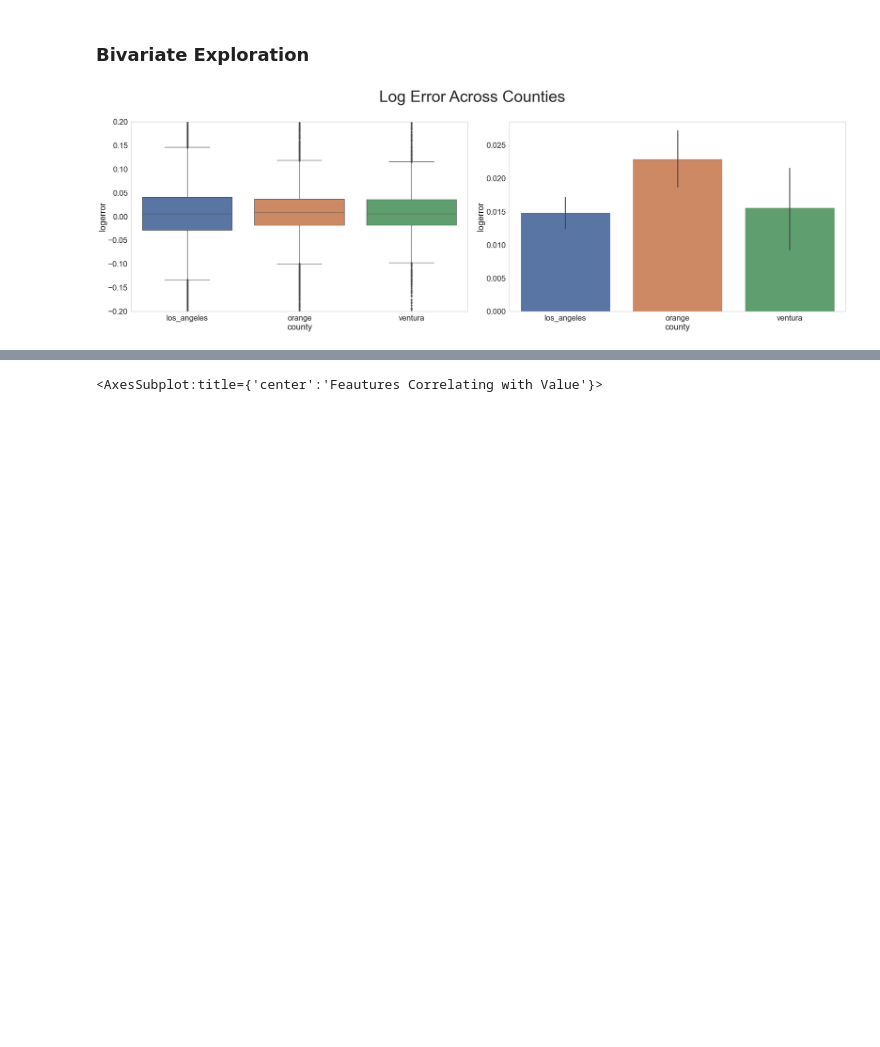
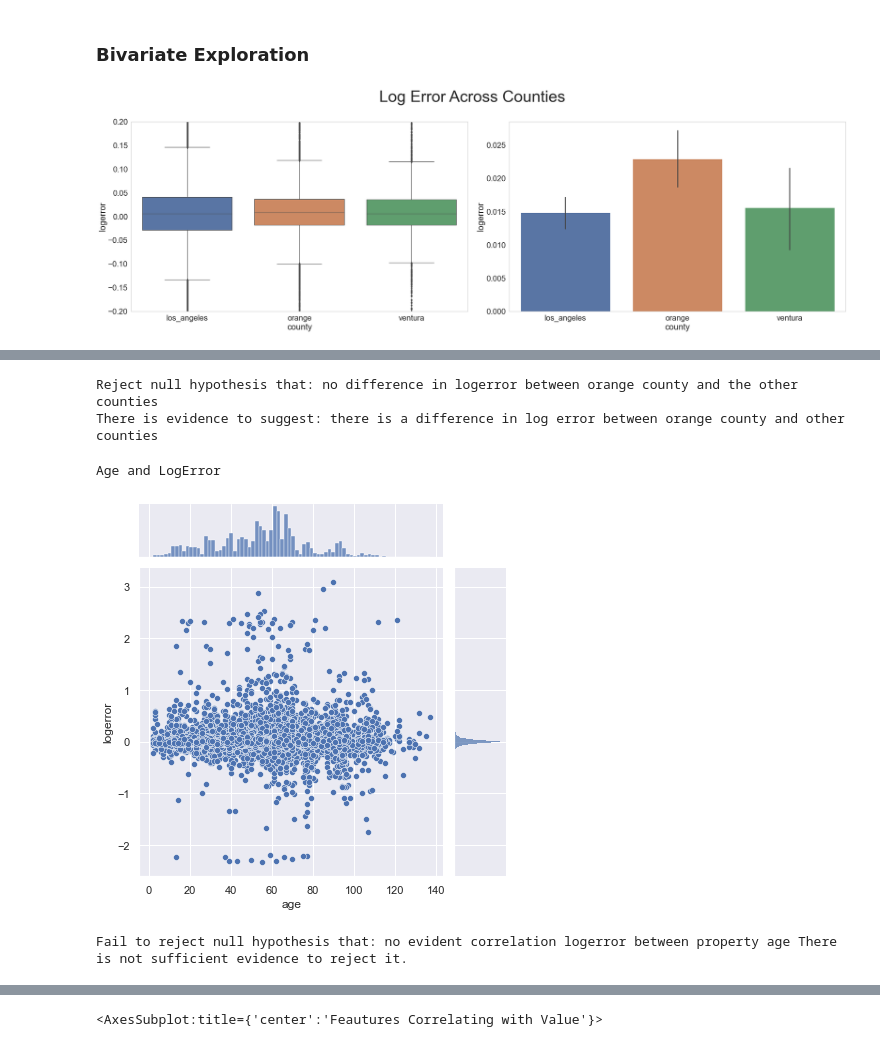
Before and after one commit to Olivert75/clustering_project, a Jupyter notebook: final_notebook.ipynb, the cells around one changed output, grey strips where cells are left out. Drawn from its saved outputs; the diff is of its cells as text; code cells hidden in the pictures; blank space fills up the shorter version.

```diff
--- a/final_notebook.ipynb
+++ b/final_notebook.ipynb
@@ -286,0 +278,43 @@ AttributeError: 'DataFrame' object has no attribute 'target'
+# %%
+#T-test between orange county and other county
+null_hypothesis = "no difference in logerror between orange county and the other counties"
+alternative_hypothesis = "there is a difference in log error between orange county and other counties"
+a = 0.05 #a for alpha
+
+orange_logerror=train[train.county=='orange'].logerror
+other_logerror = train[train.county!='orange'].logerror
+t, p = stats.ttest_ind(orange_logerror, other_logerror)
+
+if p < a:
+    print(f'Reject null hypothesis that: {null_hypothesis}')
+    print (f'There is evidence to suggest: {alternative_hypothesis}')
+else:
+    print(f'Fail to reject null hypothesis that: {null_hypothesis} There is not sufficient evidence to reject it.')
+# %% [output]
+Reject null hypothesis that: no difference in logerror between orange county and the other counties
+There is evidence to suggest: there is a difference in log error between orange county and other counties
+# %%
+#Property age and log error
+print('Age and LogError')
+sns.jointplot(x='age', y='logerror', data=train)
+plt.xlabel('Age')
+plt.ylabel('Log Error')
+plt.show()
+# %% [output]
+Age and LogError
+[figure, added]
+# %%
+#Correlation test between property age vs logerror
+null_hypothesis = "no evident correlation logerror between property age"
+alternative_hypothesis = "there is evident correlation between log error and property age"
+a = 0.05 #a for alpha
+
+corr, p = stats.pearsonr(train.age,train.logerror)
+
+if p < a:
+    print(f'Reject null hypothesis that: {null_hypothesis}')
+    print (f'There is evidence to suggest: {alternative_hypothesis}')
+else:
+    print(f'Fail to reject null hypothesis that: {null_hypothesis} There is not sufficient evidence to reject it.')
+# %% [output]
+Fail to reject null hypothesis that: no evident correlation logerror between property age There is not sufficient evidence to reject it.
```
Also changed, not shown: parts of 15 cells of this notebook.
